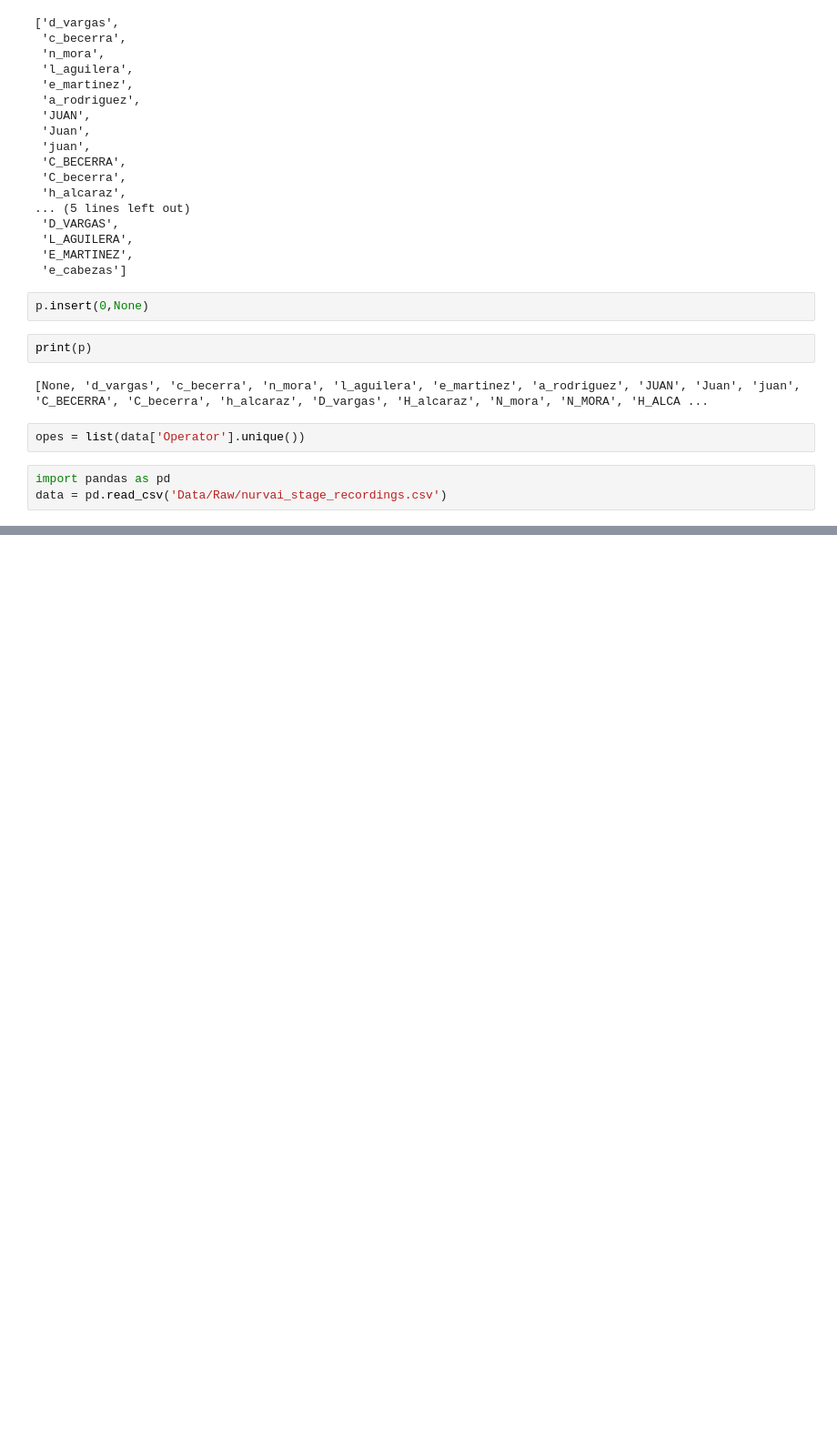
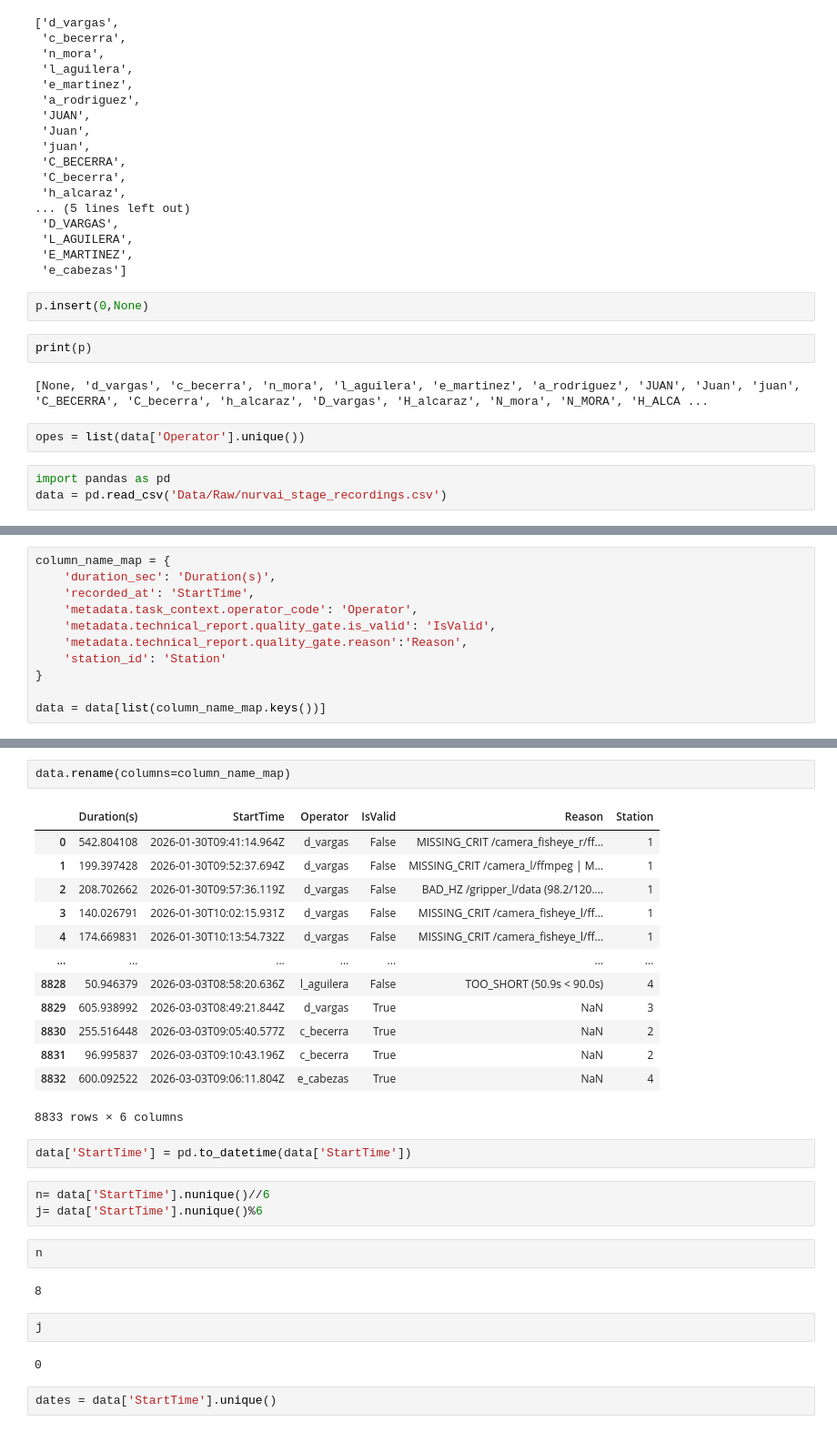
Before and after one commit to Mattanaka343/Dashboards, a Jupyter notebook: burner.ipynb, the cells around one changed output, grey strips where cells are left out. Shown at 91% size. Cells and saved outputs as stored; diff of their text form; blank space fills up the shorter version.

```diff
--- a/burner.ipynb
+++ b/burner.ipynb
@@ -88,0 +232,11 @@ data = pd.read_csv('Data/Raw/nurvai_stage_recordings.csv')
+# %%
+column_name_map = {
+    'duration_sec': 'Duration(s)',
+    'recorded_at': 'StartTime',
+    'metadata.task_context.operator_code': 'Operator',
+    'metadata.technical_report.quality_gate.is_valid': 'IsValid',
+    'metadata.technical_report.quality_gate.reason':'Reason',
+    'station_id': 'Station'
+}
+
+data = data[list(column_name_map.keys())]
@@ -88,0 +252,31 @@ data = pd.read_csv('Data/Raw/nurvai_stage_recordings.csv')
+# %%
+data.rename(columns=column_name_map)
+# %% [output]
+|  | Duration(s) | StartTime | Operator | IsValid | Reason | Station |
+| 0 | 542.804108 | 2026-01-30T09:41:14.964Z | d_vargas | False | MISSING_CRIT /camera_fisheye_r/ff... | 1 |
+| 1 | 199.397428 | 2026-01-30T09:52:37.694Z | d_vargas | False | MISSING_CRIT /camera_l/ffmpeg | M... | 1 |
+| 2 | 208.702662 | 2026-01-30T09:57:36.119Z | d_vargas | False | BAD_HZ /gripper_l/data (98.2/120.... | 1 |
+| 3 | 140.026791 | 2026-01-30T10:02:15.931Z | d_vargas | False | MISSING_CRIT /camera_fisheye_l/ff... | 1 |
+| 4 | 174.669831 | 2026-01-30T10:13:54.732Z | d_vargas | False | MISSING_CRIT /camera_fisheye_l/ff... | 1 |
+| ... | ... | ... | ... | ... | ... | ... |
+| 8828 | 50.946379 | 2026-03-03T08:58:20.636Z | l_aguilera | False | TOO_SHORT (50.9s < 90.0s) | 4 |
+| 8829 | 605.938992 | 2026-03-03T08:49:21.844Z | d_vargas | True | NaN | 3 |
+| 8830 | 255.516448 | 2026-03-03T09:05:40.577Z | c_becerra | True | NaN | 2 |
+| 8831 | 96.995837 | 2026-03-03T09:10:43.196Z | c_becerra | True | NaN | 2 |
+| 8832 | 600.092522 | 2026-03-03T09:06:11.804Z | e_cabezas | True | NaN | 4 |
+8833 rows × 6 columns
+# %%
+data['StartTime'] = pd.to_datetime(data['StartTime'])
+# %%
+n= data['StartTime'].nunique()//6
+j= data['StartTime'].nunique()%6
+# %%
+n
+# %% [output]
+8
+# %%
+j
+# %% [output]
+0
+# %%
+dates = data['StartTime'].unique()
```
Also changed, not shown: parts of 19 cells of this notebook, 4 other files.
